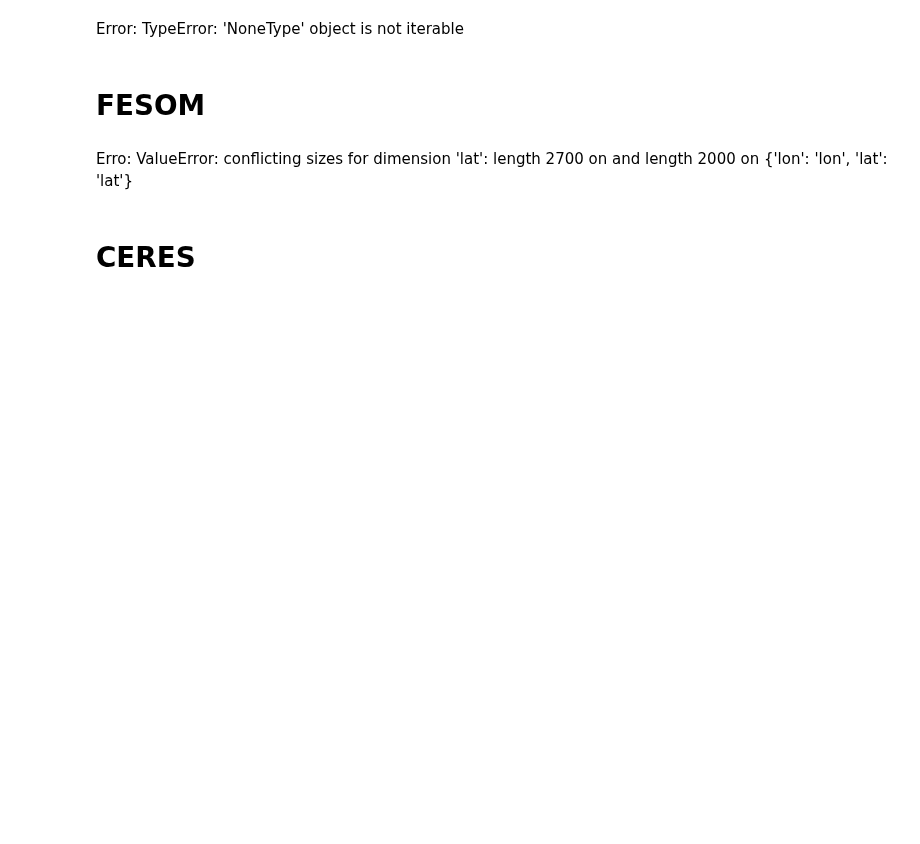
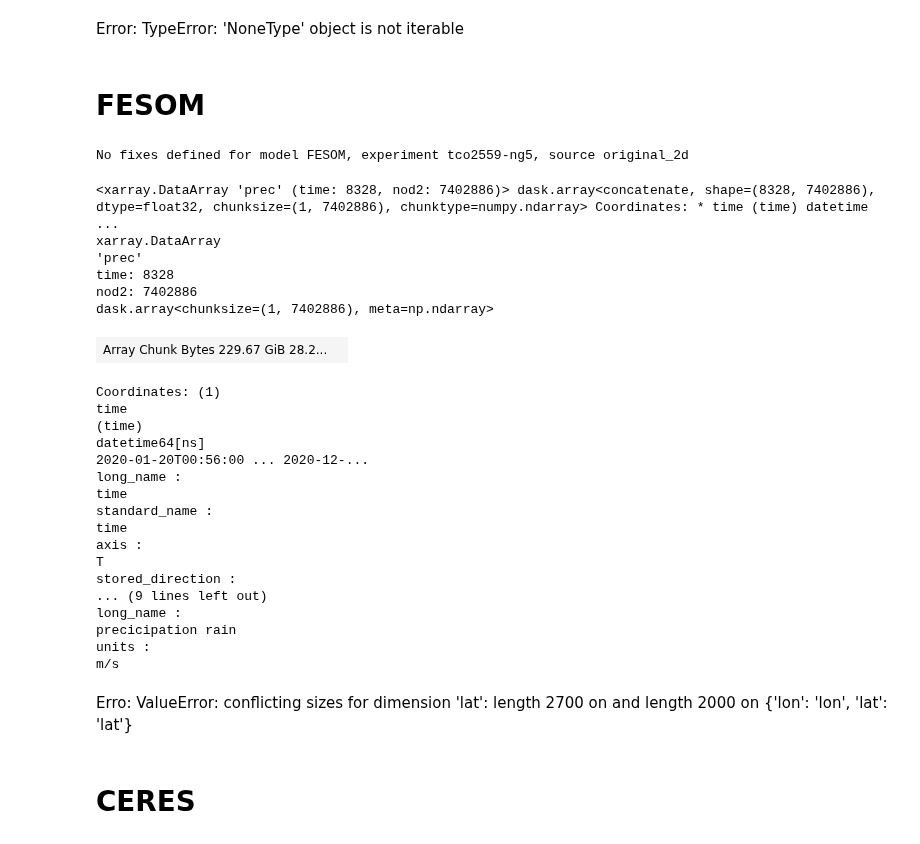
Before and after one commit to DestinE-Climate-DT/AQUA, a Jupyter notebook: diagnostics/tropical_rainfall/notebooks/data_load_test.ipynb, the cells around one changed output. Saved outputs shown, nothing was run; the diff lists cells and outputs as text; code cells hidden in the pictures; blank space fills up the shorter version.

```diff
--- a/diagnostics/tropical_rainfall/notebooks/data_load_test.ipynb
+++ b/diagnostics/tropical_rainfall/notebooks/data_load_test.ipynb
@@ -219,4 +237,38 @@ ERA5_reg = reader.retrieve()
 # %% [markdown]
 # FESOM
+# %%
+reader = Reader(model="FESOM", exp="tco2559-ng5", source="original_2d", configdir=configdir)
+#FESOM = reader.retrieve(fix=False)
+#FESOM = reader.retrieve(apply_unit_fix=False)
+FESOM = reader.retrieve()
+# %% [output]
+No fixes defined for model FESOM, experiment tco2559-ng5, source original_2d
+# %%
+FESOM['prec']
+# %% [output]
+<xarray.DataArray 'prec' (time: 8328, nod2: 7402886)> dask.array<concatenate, shape=(8328, 7402886), dtype=float32, chunksize=(1, 7402886), chunktype=numpy.ndarray> Coordinates: * time (time) datetime ...
+xarray.DataArray
+'prec'
+time: 8328
+nod2: 7402886
+dask.array<chunksize=(1, 7402886), meta=np.ndarray>
+| Array Chunk Bytes 229.67 GiB 28.2... |  |
+Coordinates: (1)
+time
+(time)
+datetime64[ns]
+2020-01-20T00:56:00 ... 2020-12-...
+long_name :
+time
+standard_name :
+time
+axis :
+T
+stored_direction :
+... (9 lines left out)
+long_name :
+precicipation rain
+units :
+m/s
 # %% [markdown]
 Erro: ValueError: conflicting sizes for dimension 'lat': length 2700 on  and length 2000 on {'lon': 'lon', 'lat': 'lat'}
```
Also changed, not shown: parts of 11 cells of this notebook, 2 other files.
